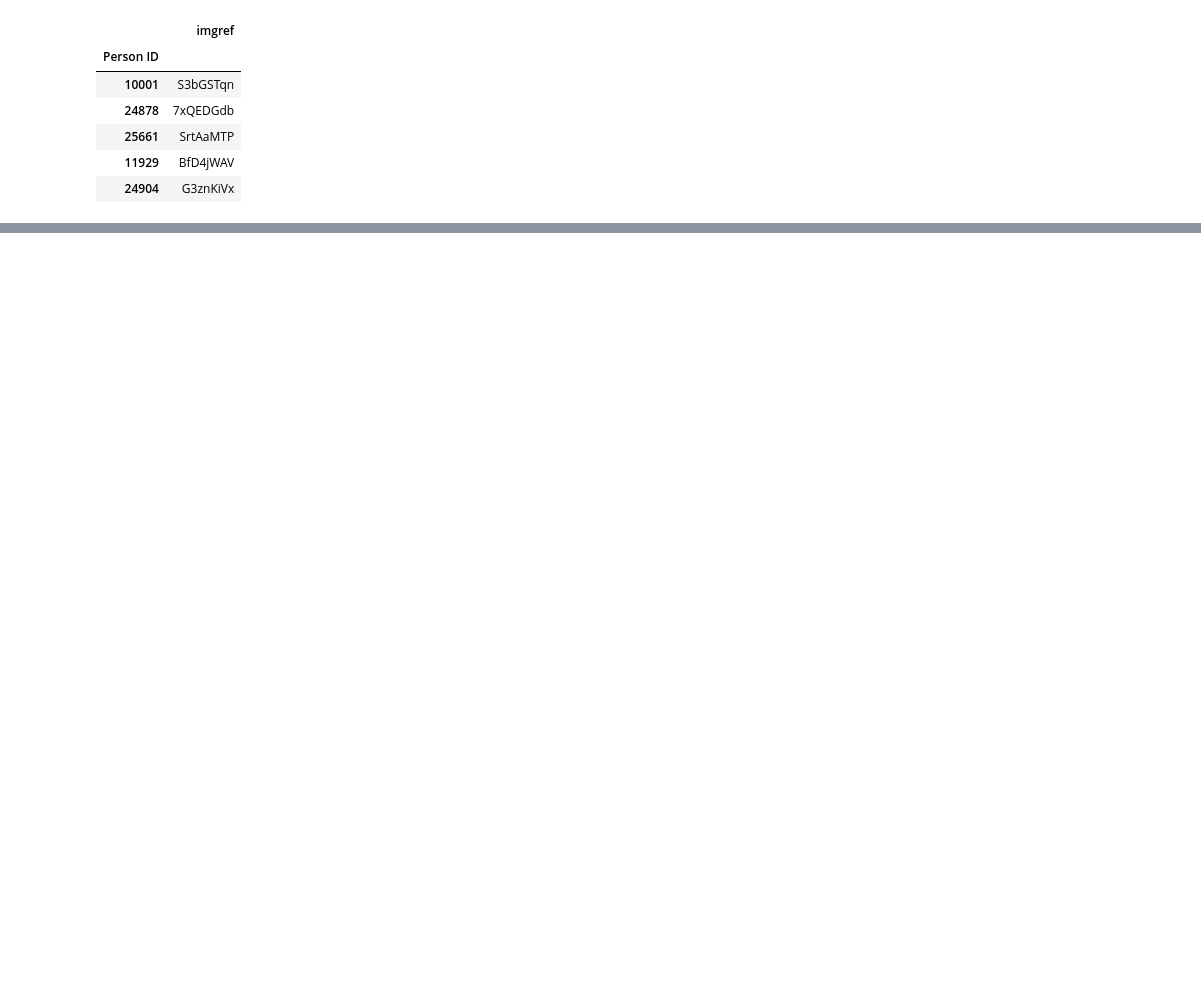
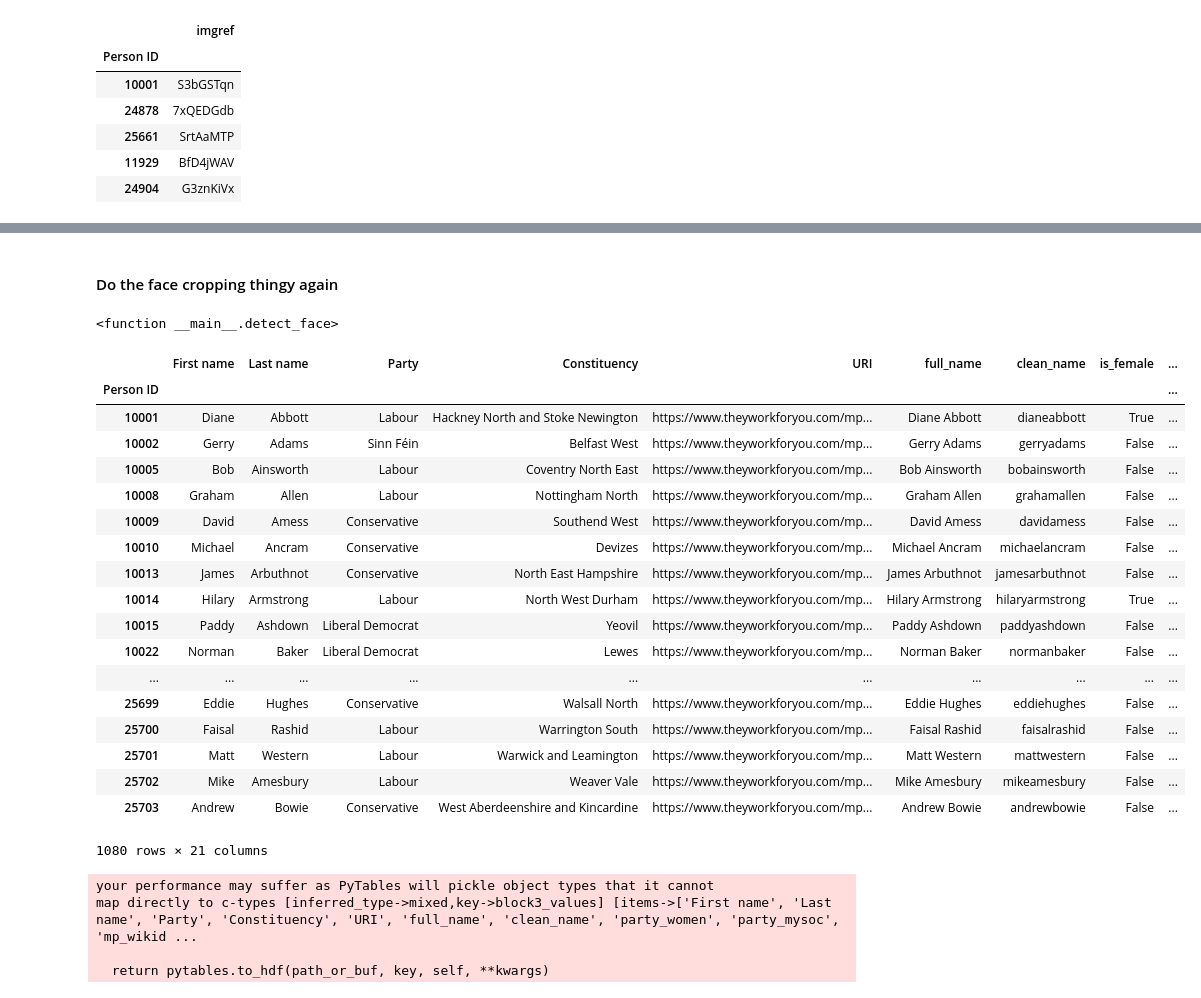
Before and after one commit to dldx/women-in-congress, a Jupyter notebook: MP_photos.ipynb, the cells around one changed output, grey strips where cells are left out. Drawn from its saved outputs; the diff is of its cells as text; code cells hidden in the pictures; blank space fills up the shorter version.

```diff
--- a/MP_photos.ipynb
+++ b/MP_photos.ipynb
@@ -183,0 +360,10 @@ mp_images.loc[mp_images.imgref.notnull() | mp_images.imgref_wiki.notnull()]
+# %%
+# Get twitter info for all MPs in wikidata
+mp_filter = mp_images.imgref.isnull() & mp_images.imgref_wiki.isnull() & mp_images.mp_wikidata_id.notnull()
+
+from multiprocessing import Pool
+
+pool = Pool(8)
+mp_images.loc[mp_filter, "twitter"] = pool.map(get_twitter_id_from_wiki, mp_images.loc[mp_filter]["mp_wikidata_id"].tolist())
+pool.close()
+pool.join()
@@ -183,0 +372,21 @@ mp_images.loc[mp_images.imgref.notnull() | mp_images.imgref_wiki.notnull()]
+# %%
+def get_twitter_image(twitter_id):
+    import urllib.request
+    from urllib.error import HTTPError
+    import os
+    # Probably not a png but nevermind. We can convert and rename later
+    try:
+        profile_filename = "./mp_photos/twitter_{0}.png".format(twitter_id)
+        # Only fetch if image not already in folder
+        if not os.path.exists(profile_filename):
+            urllib.request.urlretrieve("https://twitter.com/{0}/profile_image?size=original".format(twitter_id), profile_filename)
+        return profile_filename
+    except HTTPError:
+        return None
+# %%
+# MPs with twitter accounts
+# Use them to get profile images
+mp_filter = mp_images.twitter.notnull()
+mp_images.loc[mp_filter, "imgref_twitter"] = list(map(get_twitter_image, mp_images.loc[mp_filter]["twitter"].tolist()))
+# %% [markdown]
+#### Do the face cropping thingy again
@@ -183,0 +448,42 @@ mp_images.loc[mp_images.imgref.notnull() | mp_images.imgref_wiki.notnull()]
+# %%
+from ipywidgets import interactive, fixed, widgets
+
+mp_index_dropdown = widgets.Dropdown(options=dict(zip(mp_images.loc[mp_images.imgref_twitter.notnull()]["full_name"].tolist(),
+                                                      mp_images.loc[mp_images.imgref_twitter.notnull()].index.tolist())))
+n_range = widgets.IntSlider(min=0, max=5, value=0, continuous_update=False)
+display_check = widgets.Checkbox(value=True)
+interact(detect_face, mp_index=mp_index_dropdown,
+         n=n_range, display=display_check)
+# %% [output]
+<function __main__.detect_face>
+# %%
+mp_images["cropped"] = list(map(check_file, mp_images.index.tolist()))
+# %%
+mp_images[mp_images.cropped.notnull()]
+# %% [output]
+|  | First name | Last name | Party | Constituency | URI | full_name | clean_name | is_female | ... |
+| Person ID |  |  |  |  |  |  |  |  | ... |
+| 10001 | Diane | Abbott | Labour | Hackney North and Stoke Newington | https://www.theyworkforyou.com/mp... | Diane Abbott | dianeabbott | True | ... |
+| 10002 | Gerry | Adams | Sinn Féin | Belfast West | https://www.theyworkforyou.com/mp... | Gerry Adams | gerryadams | False | ... |
+| 10005 | Bob | Ainsworth | Labour | Coventry North East | https://www.theyworkforyou.com/mp... | Bob Ainsworth | bobainsworth | False | ... |
+| 10008 | Graham | Allen | Labour | Nottingham North | https://www.theyworkforyou.com/mp... | Graham Allen | grahamallen | False | ... |
+| 10009 | David | Amess | Conservative | Southend West | https://www.theyworkforyou.com/mp... | David Amess | davidamess | False | ... |
+| 10010 | Michael | Ancram | Conservative | Devizes | https://www.theyworkforyou.com/mp... | Michael Ancram | michaelancram | False | ... |
+| 10013 | James | Arbuthnot | Conservative | North East Hampshire | https://www.theyworkforyou.com/mp... | James Arbuthnot | jamesarbuthnot | False | ... |
+| 10014 | Hilary | Armstrong | Labour | North West Durham | https://www.theyworkforyou.com/mp... | Hilary Armstrong | hilaryarmstrong | True | ... |
+| 10015 | Paddy | Ashdown | Liberal Democrat | Yeovil | https://www.theyworkforyou.com/mp... | Paddy Ashdown | paddyashdown | False | ... |
+| 10022 | Norman | Baker | Liberal Democrat | Lewes | https://www.theyworkforyou.com/mp... | Norman Baker | normanbaker | False | ... |
+| ... | ... | ... | ... | ... | ... | ... | ... | ... | ... |
+| 25699 | Eddie | Hughes | Conservative | Walsall North | https://www.theyworkforyou.com/mp... | Eddie Hughes | eddiehughes | False | ... |
+| 25700 | Faisal | Rashid | Labour | Warrington South | https://www.theyworkforyou.com/mp... | Faisal Rashid | faisalrashid | False | ... |
+| 25701 | Matt | Western | Labour | Warwick and Leamington | https://www.theyworkforyou.com/mp... | Matt Western | mattwestern | False | ... |
+| 25702 | Mike | Amesbury | Labour | Weaver Vale | https://www.theyworkforyou.com/mp... | Mike Amesbury | mikeamesbury | False | ... |
+| 25703 | Andrew | Bowie | Conservative | West Aberdeenshire and Kincardine | https://www.theyworkforyou.com/mp... | Andrew Bowie | andrewbowie | False | ... |
+1080 rows × 21 columns
+# %%
+dled_images.to_hdf("dled_images.h5", "w")
+# %% [output]
+your performance may suffer as PyTables will pickle object types that it cannot
+map directly to c-types [inferred_type->mixed,key->block3_values] [items->['First name', 'Last name', 'Party', 'Constituency', 'URI', 'full_name', 'clean_name', 'party_women', 'party_mysoc', 'mp_wikid ...
+
+  return pytables.to_hdf(path_or_buf, key, self, **kwargs)
```
Also changed, not shown: parts of 33 cells of this notebook, 16 other files.
